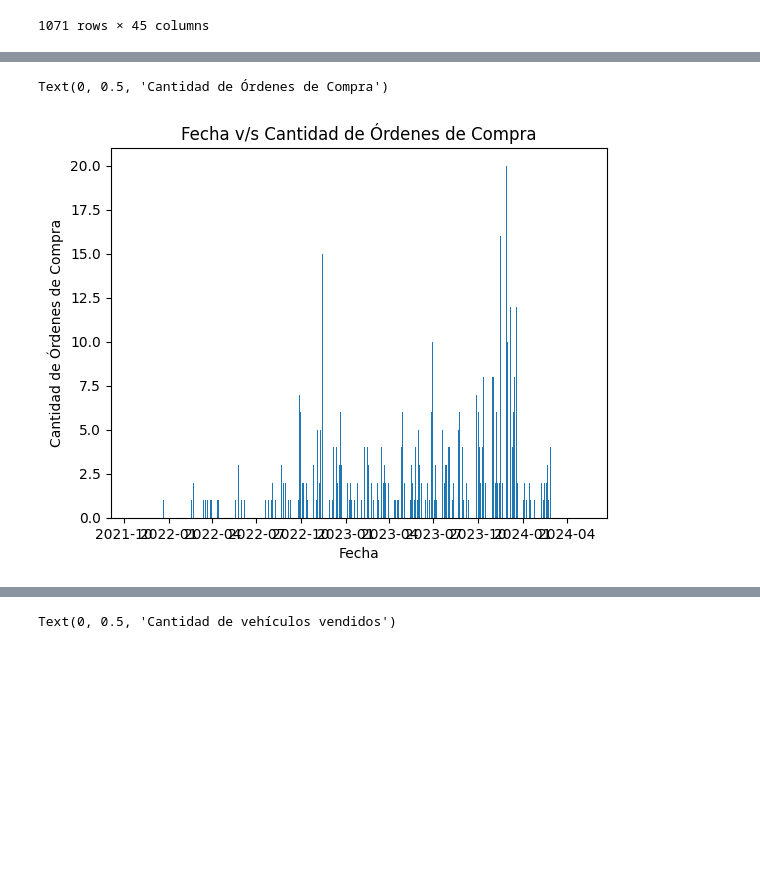
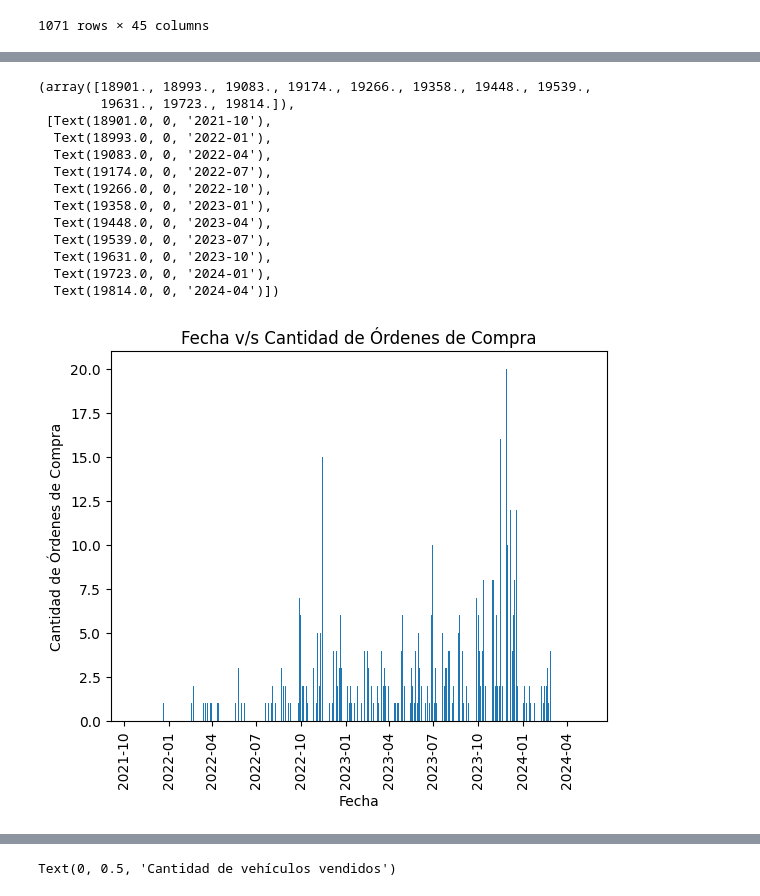
Before and after one commit to lucassschmitz/Procurement, a Jupyter notebook: convenio_marco/cm_analisis_2021.ipynb, the cells around one changed output, grey strips where cells are left out. Drawn from its saved outputs; the diff is of its cells as text; code cells hidden in the pictures; blank space fills up the shorter version.

```diff
--- a/convenio_marco/cm_analisis_2021.ipynb
+++ b/convenio_marco/cm_analisis_2021.ipynb
@@ -74,13 +74,26 @@ transac_cm_2021_df['Fecha Envío OC YM'] = transac_cm_2021_df['Fecha Envío OC']
 # %%
 fig, ax = plt.subplots()
 oc_fecha_cantidad = transac_cm_2021_df[['Fecha Envío OC', 'Cantidad']].groupby(['Fecha Envío OC']).count().reset_index()
 plt.bar(oc_fecha_cantidad['Fecha Envío OC'], oc_fecha_cantidad['Cantidad'])
 plt.title('Fecha v/s Cantidad de Órdenes de Compra')
 ax.set_xlabel("Fecha")
 ax.set_ylabel("Cantidad de Órdenes de Compra")
+plt.xticks(rotation=90)
 # %% [output]
-Text(0, 0.5, 'Cantidad de Órdenes de Compra')
+(array([18901., 18993., 19083., 19174., 19266., 19358., 19448., 19539.,
+        19631., 19723., 19814.]),
+ [Text(18901.0, 0, '2021-10'),
+  Text(18993.0, 0, '2022-01'),
+  Text(19083.0, 0, '2022-04'),
+  Text(19174.0, 0, '2022-07'),
+  Text(19266.0, 0, '2022-10'),
+  Text(19358.0, 0, '2023-01'),
+  Text(19448.0, 0, '2023-04'),
+  Text(19539.0, 0, '2023-07'),
+  Text(19631.0, 0, '2023-10'),
+  Text(19723.0, 0, '2024-01'),
+  Text(19814.0, 0, '2024-04')])
-[figure, old version]
+[figure, new version]
 # %%
 fig, ax = plt.subplots()
 plt.bar(transac_cm_2021_df['Fecha Envío OC'], transac_cm_2021_df['Cantidad'])
```
Also changed, not shown: parts of 3 cells of this notebook, 1 other file.
